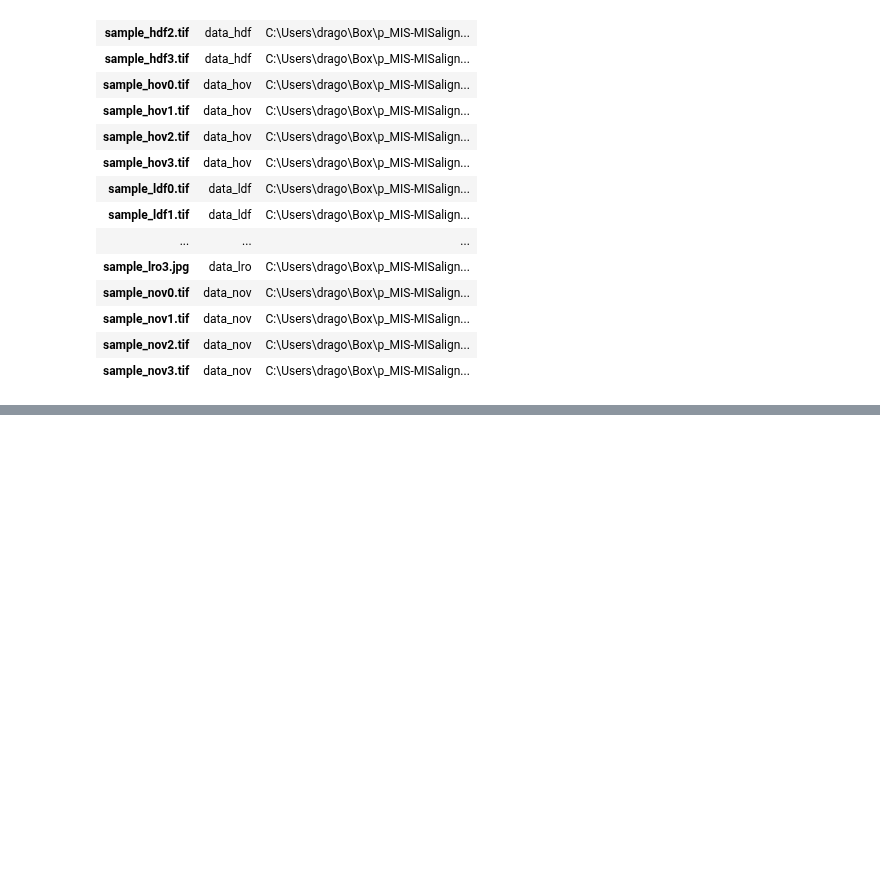
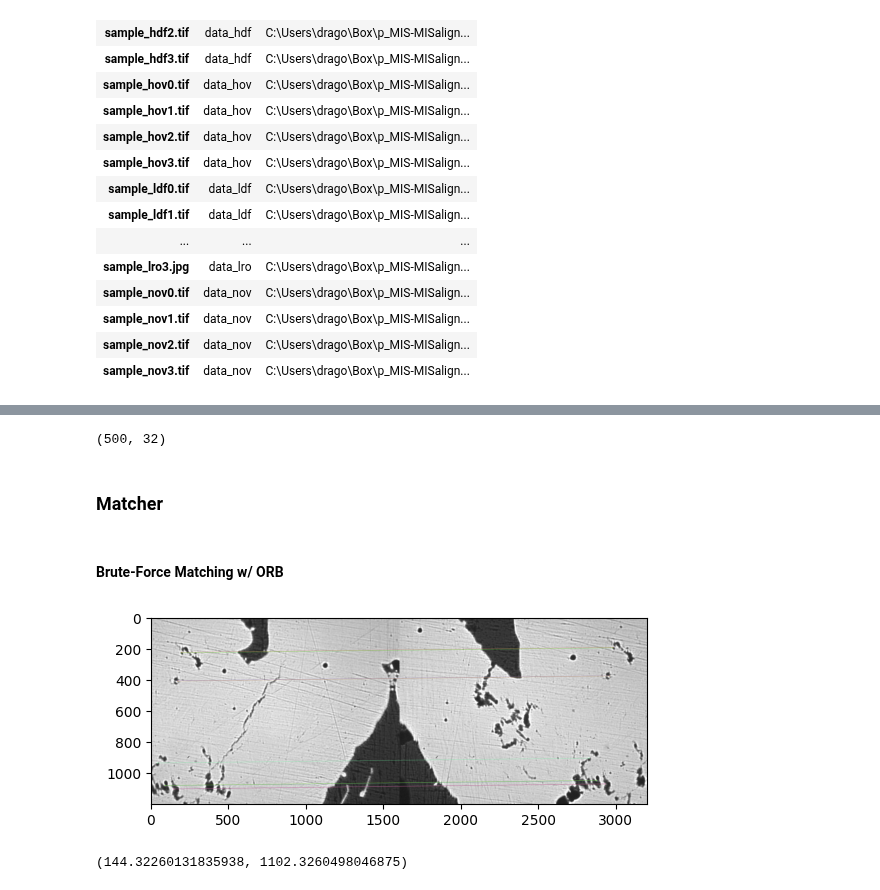
Before and after one commit to jess-garnett/MISalign, a Jupyter notebook: MISalign/alignment/prototype_aligncv.ipynb, the cells around one changed output, grey strips where cells are left out. Saved outputs shown, nothing was run; the diff lists cells and outputs as text; code cells hidden in the pictures; blank space fills up the shorter version.

Commit message:
OpenCV SIFT/ORB feature detection and Brute-Force matching.

```diff
--- a/MISalign/alignment/prototype_aligncv.ipynb
+++ b/MISalign/alignment/prototype_aligncv.ipynb
@@ -37,0 +108,6 @@ df.iloc[0].path
+# %%
+display(des.shape)
+# %% [output]
+(500, 32)
+# %% [markdown]
+### Matcher
@@ -37,0 +116,38 @@ df.iloc[0].path
+# %% [markdown]
+#### Brute-Force Matching w/ ORB
+# %%
+import numpy as np
+import cv2 as cv
+import matplotlib.pyplot as plt
+
+img1 = cv.imread(df.iloc[0].path,cv.IMREAD_GRAYSCALE)          # queryImage
+img2 = cv.imread(df.iloc[1].path,cv.IMREAD_GRAYSCALE) # trainImage
+
+# Initiate ORB detector
+orb = cv.ORB_create()
+
+# find the keypoints and descriptors with ORB
+kp1, des1 = orb.detectAndCompute(img1,None)
+kp2, des2 = orb.detectAndCompute(img2,None)
+# %%
+# create BFMatcher object
+bf = cv.BFMatcher(cv.NORM_HAMMING, crossCheck=True)
+
+# Match descriptors.
+matches = bf.match(des1,des2)
+
+# Sort them in the order of their distance.
+matches = sorted(matches, key = lambda x:x.distance)
+
+# Draw first 10 matches.
+img3 = cv.drawMatches(img1,kp1,img2,kp2,matches[:10],None,flags=cv.DrawMatchesFlags_NOT_DRAW_SINGLE_POINTS)
+
+plt.imshow(img3)
+plt.show()
+# %% [output]
+[figure, added]
+# %%
+kp2[matches[0].trainIdx].pt
+kp1[matches[0].queryIdx].pt
+# %% [output]
+(144.32260131835938, 1102.3260498046875)
```
Also changed, not shown: parts of 18 cells of this notebook.
